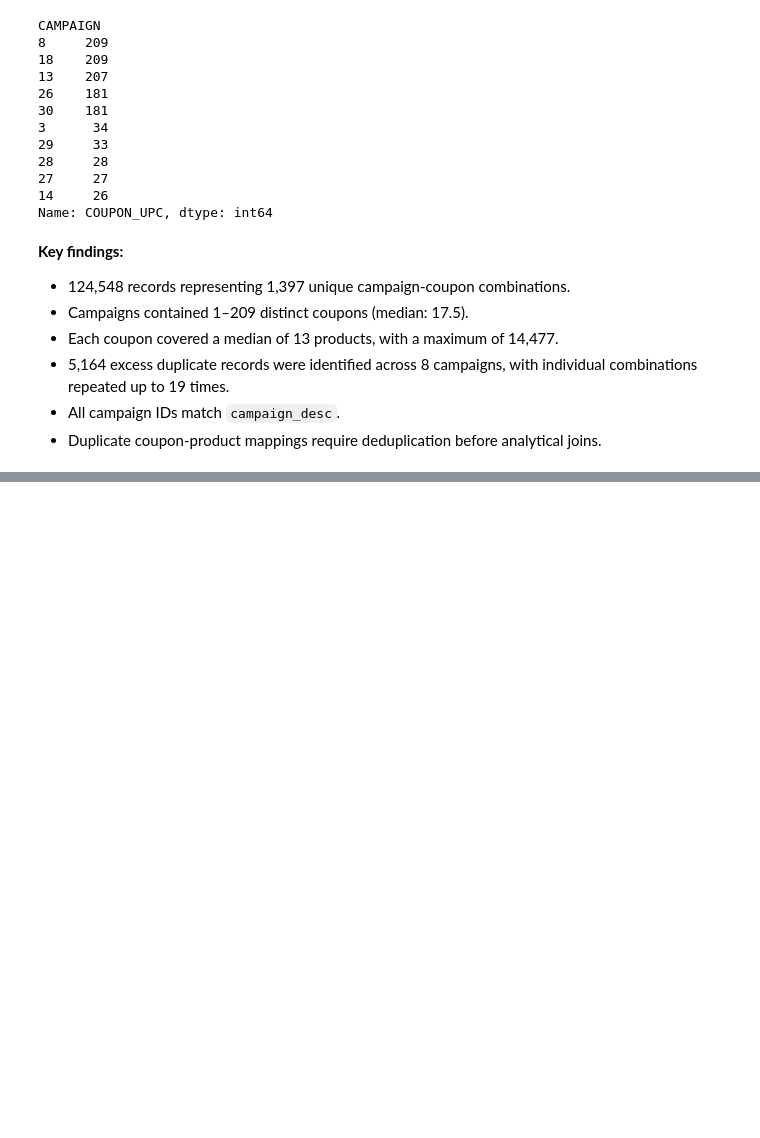
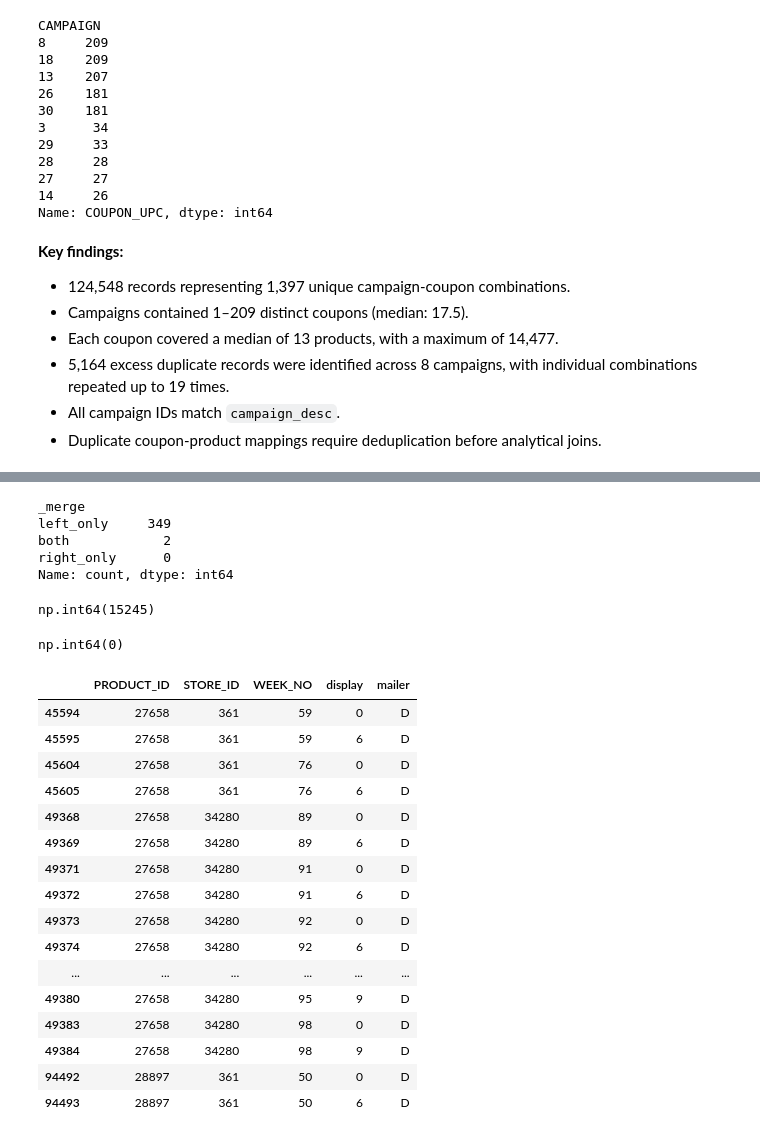
Before and after one commit to romarta/retail-promotion-effectiveness, a Jupyter notebook: notebooks/01_data_understanding.ipynb, the cells around one changed output, grey strips where cells are left out. Saved outputs shown, nothing was run; the diff lists cells and outputs as text; code cells hidden in the pictures; blank space fills up the shorter version.

Commit message:
Complete data understanding and document key findings

```diff
--- a/notebooks/01_data_understanding.ipynb
+++ b/notebooks/01_data_understanding.ipynb
@@ -456,0 +1587,2 @@ Name: COUPON_UPC, dtype: int64
+# %%
+causal_data = pd.read_csv("../data/raw/causal_data.csv")
@@ -456,0 +1683,67 @@ Name: COUPON_UPC, dtype: int64
+# %%
+# Select positive-quantity items from zero-sales baskets
+zero_positive_lines = transaction_data.loc[
+    transaction_data["BASKET_ID"].isin(zero_basket_ids)
+    & (transaction_data["QUANTITY"] > 0),
+    ["BASKET_ID", "PRODUCT_ID", "STORE_ID", "WEEK_NO"]
+]
+
+# Select matching product-store-week combinations
+causal_keys = causal_data.loc[
+    causal_data["PRODUCT_ID"].isin(zero_positive_lines["PRODUCT_ID"]),
+    ["PRODUCT_ID", "STORE_ID", "WEEK_NO"]
+].drop_duplicates()
+
+# Check promotion data coverage
+coverage = zero_positive_lines.merge(
+    causal_keys,
+    on=["PRODUCT_ID", "STORE_ID", "WEEK_NO"],
+    how="left",
+    indicator=True
+)
+
+print(coverage["_merge"].value_counts())
+# %% [output]
+_merge
+left_only     349
+both            2
+right_only      0
+Name: count, dtype: int64
+# %%
+# Count duplicate product-store-week combinations
+causal_data.duplicated(subset=["PRODUCT_ID", "STORE_ID", "WEEK_NO"]).sum()
+# %% [output]
+np.int64(15245)
+# %%
+# Count exact duplicate records across all five columns
+causal_data.duplicated().sum()
+# %% [output]
+np.int64(0)
+# %%
+# Inspect product-store-week combinations appearing multiple times
+causal_data[
+    causal_data.duplicated(
+        subset=["PRODUCT_ID", "STORE_ID", "WEEK_NO"],
+        keep=False
+    )
+].sort_values(
+    ["PRODUCT_ID", "STORE_ID", "WEEK_NO"]
+).head(20)
+# %% [output]
+|  | PRODUCT_ID | STORE_ID | WEEK_NO | display | mailer |
+| 45594 | 27658 | 361 | 59 | 0 | D |
+| 45595 | 27658 | 361 | 59 | 6 | D |
+| 45604 | 27658 | 361 | 76 | 0 | D |
+| 45605 | 27658 | 361 | 76 | 6 | D |
+| 49368 | 27658 | 34280 | 89 | 0 | D |
+| 49369 | 27658 | 34280 | 89 | 6 | D |
+| 49371 | 27658 | 34280 | 91 | 0 | D |
+| 49372 | 27658 | 34280 | 91 | 6 | D |
+| 49373 | 27658 | 34280 | 92 | 0 | D |
+| 49374 | 27658 | 34280 | 92 | 6 | D |
+| ... | ... | ... | ... | ... | ... |
+| 49380 | 27658 | 34280 | 95 | 9 | D |
+| 49383 | 27658 | 34280 | 98 | 0 | D |
+| 49384 | 27658 | 34280 | 98 | 9 | D |
+| 94492 | 28897 | 361 | 50 | 0 | D |
+| 94493 | 28897 | 361 | 50 | 6 | D |
```
Also changed, not shown: parts of 116 cells of this notebook, 2 other files.
